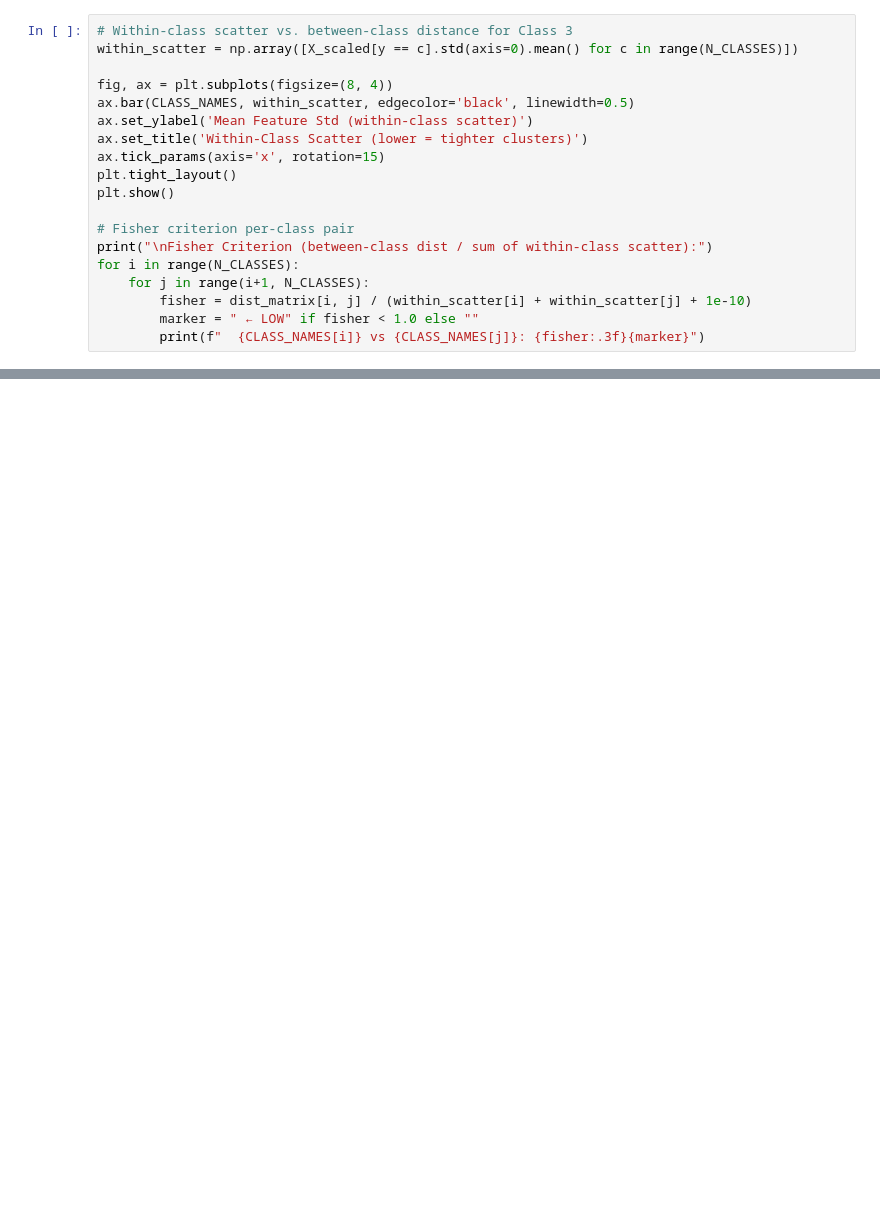
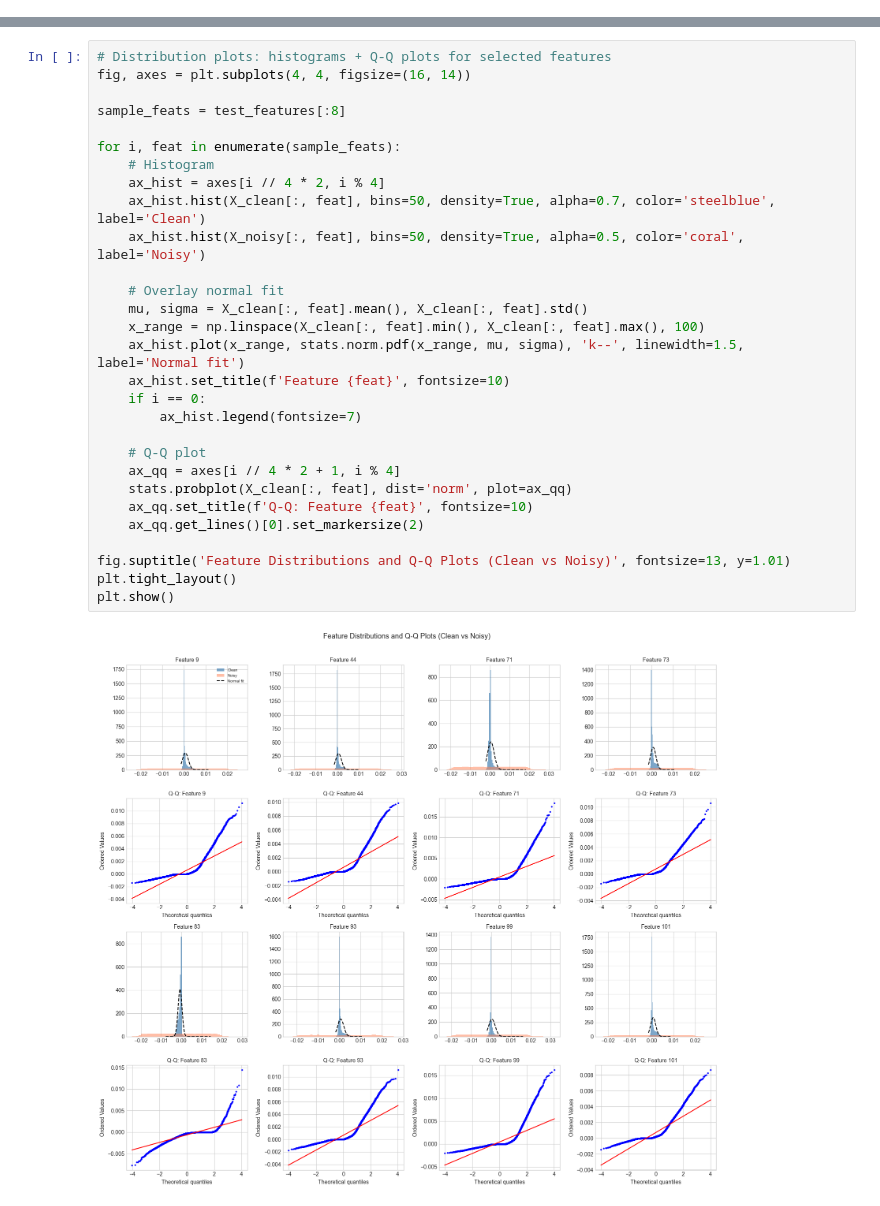
Before and after one commit to ronniepiku/eit-sim2real, a Jupyter notebook: notebooks/eda_analysis.ipynb, the cells around one changed output, grey strips where cells are left out. Cells and saved outputs as stored; diff of their text form; blank space fills up the shorter version.

```diff
--- a/notebooks/eda_analysis.ipynb
+++ b/notebooks/eda_analysis.ipynb
@@ -445,19 +0,0 @@ for c in range(N_CLASSES):
-# %%
-# Within-class scatter vs. between-class distance for Class 3
-within_scatter = np.array([X_scaled[y == c].std(axis=0).mean() for c in range(N_CLASSES)])
-
-fig, ax = plt.subplots(figsize=(8, 4))
-ax.bar(CLASS_NAMES, within_scatter, edgecolor='black', linewidth=0.5)
-ax.set_ylabel('Mean Feature Std (within-class scatter)')
-ax.set_title('Within-Class Scatter (lower = tighter clusters)')
-ax.tick_params(axis='x', rotation=15)
-plt.tight_layout()
-plt.show()
-
-# Fisher criterion per-class pair
-print("\nFisher Criterion (between-class dist / sum of within-class scatter):")
-for i in range(N_CLASSES):
-    for j in range(i+1, N_CLASSES):
-        fisher = dist_matrix[i, j] / (within_scatter[i] + within_scatter[j] + 1e-10)
-        marker = " ← LOW" if fisher < 1.0 else ""
-        print(f"  {CLASS_NAMES[i]} vs {CLASS_NAMES[j]}: {fisher:.3f}{marker}")
@@ -675,0 +250,31 @@ Run the cells above and interpret the results using this checklist:
+# %%
+# Distribution plots: histograms + Q-Q plots for selected features
+fig, axes = plt.subplots(4, 4, figsize=(16, 14))
+
+sample_feats = test_features[:8]
+
+for i, feat in enumerate(sample_feats):
+    # Histogram
+    ax_hist = axes[i // 4 * 2, i % 4]
+    ax_hist.hist(X_clean[:, feat], bins=50, density=True, alpha=0.7, color='steelblue', label='Clean')
+    ax_hist.hist(X_noisy[:, feat], bins=50, density=True, alpha=0.5, color='coral', label='Noisy')
+
+    # Overlay normal fit
+    mu, sigma = X_clean[:, feat].mean(), X_clean[:, feat].std()
+    x_range = np.linspace(X_clean[:, feat].min(), X_clean[:, feat].max(), 100)
+    ax_hist.plot(x_range, stats.norm.pdf(x_range, mu, sigma), 'k--', linewidth=1.5, label='Normal fit')
+    ax_hist.set_title(f'Feature {feat}', fontsize=10)
+    if i == 0:
+        ax_hist.legend(fontsize=7)
+
+    # Q-Q plot
+    ax_qq = axes[i // 4 * 2 + 1, i % 4]
+    stats.probplot(X_clean[:, feat], dist='norm', plot=ax_qq)
+    ax_qq.set_title(f'Q-Q: Feature {feat}', fontsize=10)
+    ax_qq.get_lines()[0].set_markersize(2)
+
+fig.suptitle('Feature Distributions and Q-Q Plots (Clean vs Noisy)', fontsize=13, y=1.01)
+plt.tight_layout()
+plt.show()
+# %% [output]
+[figure, added]
```
Also changed, not shown: parts of 73 cells of this notebook, 9 other files.
